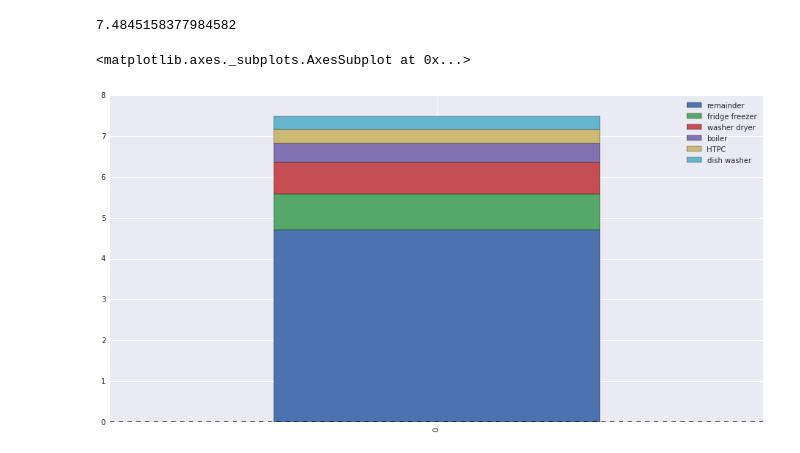
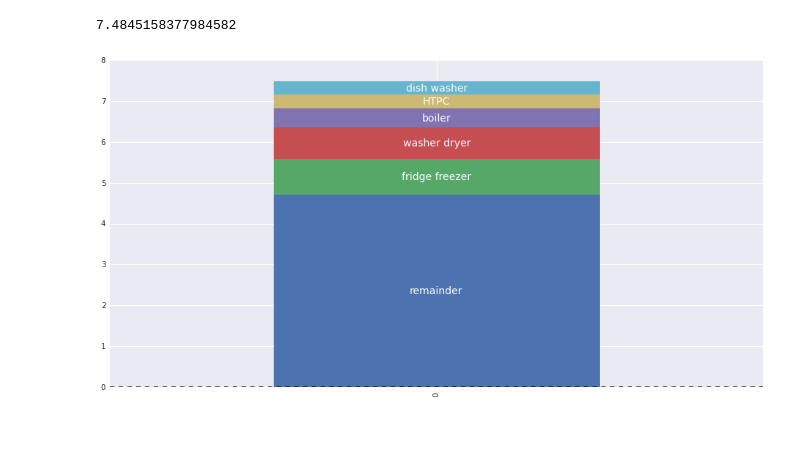
Before and after one commit to nilmtk/nilmtk, a Jupyter notebook: notebooks/dataset_statistics.ipynb, the cells around one changed output. Cells and saved outputs as stored; diff of their text form; code cells hidden in the pictures.

Commit message:
more nicely formatted stacked bar chart of energy usage.

```diff
--- a/notebooks/dataset_statistics.ipynb
+++ b/notebooks/dataset_statistics.ipynb
@@ -136,8 +136,11 @@ for col in energy.keys():
     labels.append(label)
 # %%
 energy.index = labels
-# %%
-pd.DataFrame(energy).T.plot(kind='bar', stacked=True)
-# %% [output]
-<matplotlib.axes._subplots.AxesSubplot at 0x...>
-[figure, removed]
+# %%
+ax = pd.DataFrame(energy).T.plot(kind='bar', stacked=True, edgecolor="none", legend=False)
+
+text_ys = energy.cumsum() - energy.cumsum().diff().fillna(energy['remainder']) / 2
+for label, y in text_ys.iteritems():
+    ax.annotate(label, (0, y), horizontalalignment='center', verticalalignment='center', color='white', size=14)
+# %% [output]
+[figure, added]
```
